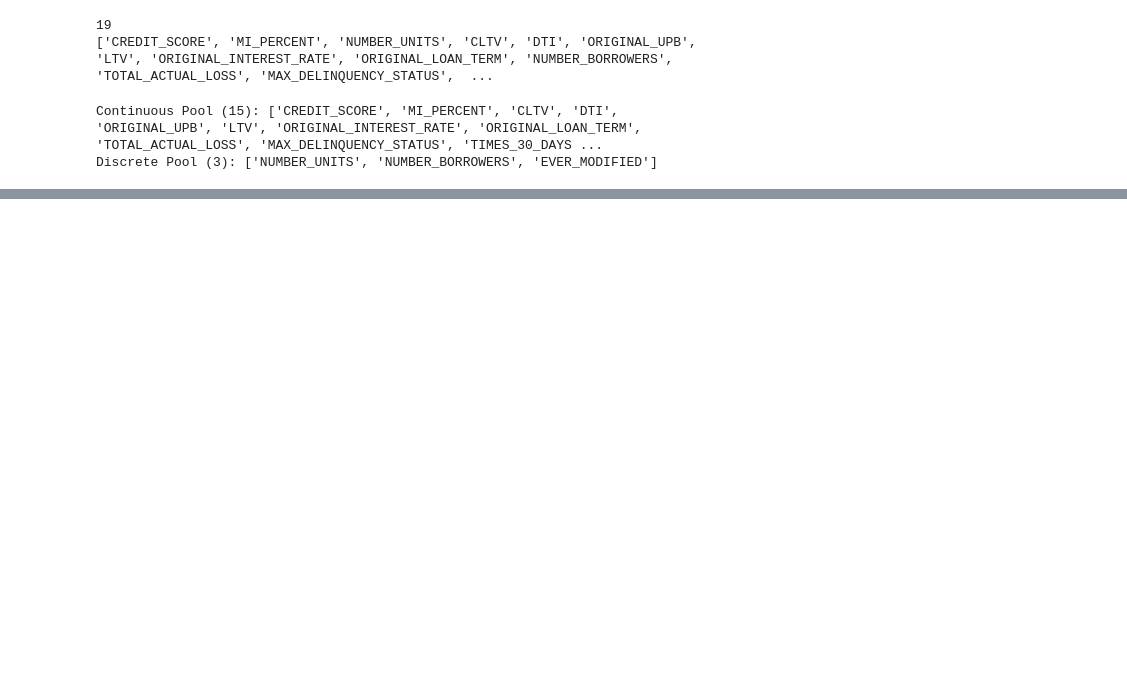
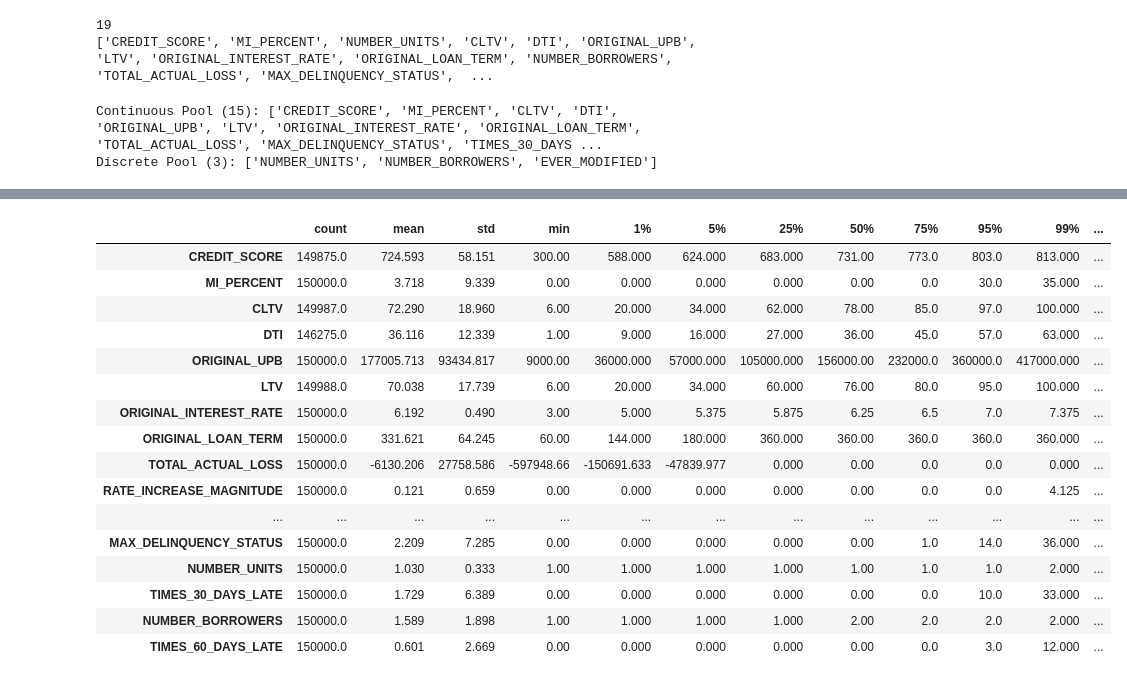
Before and after one commit to Gautam0211/Credit-Risk-Stress-Testing-Under-Macro-Conditions-of-2008-Global-Recession, a Jupyter notebook: Notebooks/EDA and Data Preprocessing.ipynb, the cells around one changed output, grey strips where cells are left out. Cells and saved outputs as stored; diff of their text form; code cells hidden in the pictures; blank space fills up the shorter version.

```diff
--- a/Notebooks/EDA and Data Preprocessing.ipynb
+++ b/Notebooks/EDA and Data Preprocessing.ipynb
@@ -501,0 +506,4 @@ if 'ORIGINATION_YEAR' in df.columns and 'DEFAULT_INDICATOR' in df.columns:
+# %%
+# Direct slice using the origination year column
+df = df[df['ORIGINATION_YEAR'].between(2005, 2008)]
+print(f"Cleaned Row Count: {df.shape[0]:,}")
@@ -619,0 +741,13 @@ Discrete Pool (3): ['NUMBER_UNITS', 'NUMBER_BORROWERS', 'EVER_MODIFIED']
+# %%
+import numpy as np
+
+# Apply domain-specific sentinel-to-NaN conversions globally
+df['CREDIT_SCORE'] = df['CREDIT_SCORE'].replace(9999.0, np.nan)
+df['LTV']          = df['LTV'].replace(999.0, np.nan)
+df['CLTV']         = df['CLTV'].replace(999.0, np.nan)
+df['DTI']          = df['DTI'].replace(999.0, np.nan)
+
+# Verification check: Print the new maximum values and missing percentages
+verify_df = df[['CREDIT_SCORE', 'LTV', 'CLTV', 'DTI']].describe().T
+verify_df['missing_pct'] = (df[['CREDIT_SCORE', 'LTV', 'CLTV', 'DTI']].isnull().sum() / len(df)) * 100
+verify_df[['max', 'missing_pct']].round(3)
@@ -619,0 +760,25 @@ Discrete Pool (3): ['NUMBER_UNITS', 'NUMBER_BORROWERS', 'EVER_MODIFIED']
+# %%
+# Combine both continuous and discrete counts for a master numerical summary
+all_numerical_eval = continuous_features + discrete_features
+
+numerical_summary = df[all_numerical_eval].describe(percentiles=[0.01, 0.05, 0.25, 0.5, 0.75, 0.95, 0.99]).T
+numerical_summary['missing_pct'] = (df[all_numerical_eval].isnull().sum() / len(df)) * 100
+numerical_summary.round(3)
+# %% [output]
+|  | count | mean | std | min | 1% | 5% | 25% | 50% | 75% | 95% | 99% | ... |
+| CREDIT_SCORE | 149875.0 | 724.593 | 58.151 | 300.00 | 588.000 | 624.000 | 683.000 | 731.00 | 773.0 | 803.0 | 813.000 | ... |
+| MI_PERCENT | 150000.0 | 3.718 | 9.339 | 0.00 | 0.000 | 0.000 | 0.000 | 0.00 | 0.0 | 30.0 | 35.000 | ... |
+| CLTV | 149987.0 | 72.290 | 18.960 | 6.00 | 20.000 | 34.000 | 62.000 | 78.00 | 85.0 | 97.0 | 100.000 | ... |
+| DTI | 146275.0 | 36.116 | 12.339 | 1.00 | 9.000 | 16.000 | 27.000 | 36.00 | 45.0 | 57.0 | 63.000 | ... |
+| ORIGINAL_UPB | 150000.0 | 177005.713 | 93434.817 | 9000.00 | 36000.000 | 57000.000 | 105000.000 | 156000.00 | 232000.0 | 360000.0 | 417000.000 | ... |
+| LTV | 149988.0 | 70.038 | 17.739 | 6.00 | 20.000 | 34.000 | 60.000 | 76.00 | 80.0 | 95.0 | 100.000 | ... |
+| ORIGINAL_INTEREST_RATE | 150000.0 | 6.192 | 0.490 | 3.00 | 5.000 | 5.375 | 5.875 | 6.25 | 6.5 | 7.0 | 7.375 | ... |
+| ORIGINAL_LOAN_TERM | 150000.0 | 331.621 | 64.245 | 60.00 | 144.000 | 180.000 | 360.000 | 360.00 | 360.0 | 360.0 | 360.000 | ... |
+| TOTAL_ACTUAL_LOSS | 150000.0 | -6130.206 | 27758.586 | -597948.66 | -150691.633 | -47839.977 | 0.000 | 0.00 | 0.0 | 0.0 | 0.000 | ... |
+| RATE_INCREASE_MAGNITUDE | 150000.0 | 0.121 | 0.659 | 0.00 | 0.000 | 0.000 | 0.000 | 0.00 | 0.0 | 0.0 | 4.125 | ... |
+| ... | ... | ... | ... | ... | ... | ... | ... | ... | ... | ... | ... | ... |
+| MAX_DELINQUENCY_STATUS | 150000.0 | 2.209 | 7.285 | 0.00 | 0.000 | 0.000 | 0.000 | 0.00 | 1.0 | 14.0 | 36.000 | ... |
+| NUMBER_UNITS | 150000.0 | 1.030 | 0.333 | 1.00 | 1.000 | 1.000 | 1.000 | 1.00 | 1.0 | 1.0 | 2.000 | ... |
+| TIMES_30_DAYS_LATE | 150000.0 | 1.729 | 6.389 | 0.00 | 0.000 | 0.000 | 0.000 | 0.00 | 0.0 | 10.0 | 33.000 | ... |
+| NUMBER_BORROWERS | 150000.0 | 1.589 | 1.898 | 1.00 | 1.000 | 1.000 | 1.000 | 2.00 | 2.0 | 2.0 | 2.000 | ... |
+| TIMES_60_DAYS_LATE | 150000.0 | 0.601 | 2.669 | 0.00 | 0.000 | 0.000 | 0.000 | 0.00 | 0.0 | 3.0 | 12.000 | ... |
```
Also changed, not shown: parts of 29 cells of this notebook.
